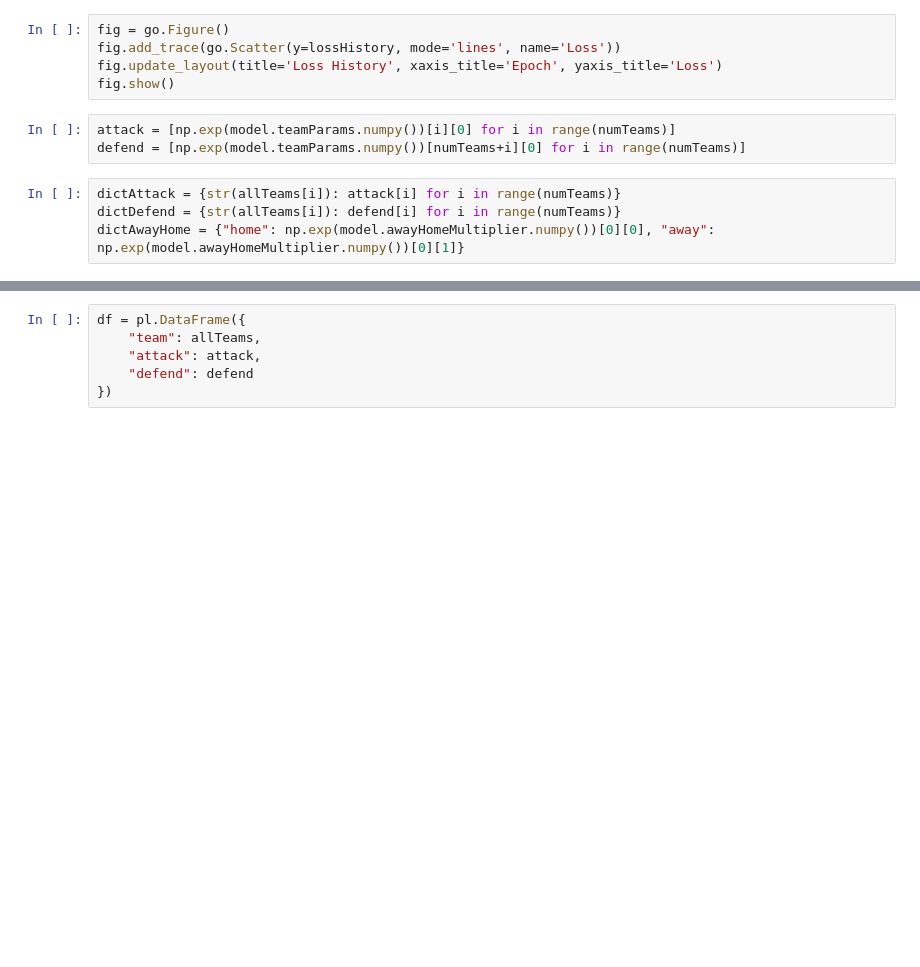
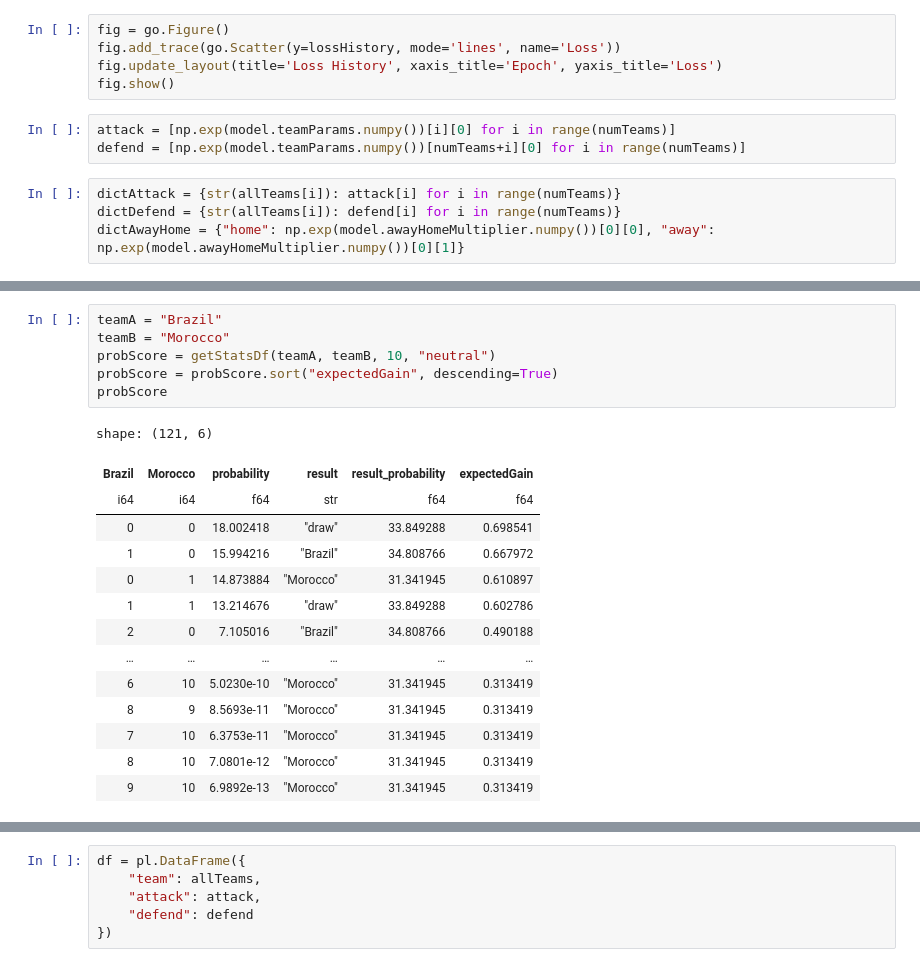
Before and after one commit to gregSalha/footballPrediction, a Jupyter notebook: notebook.ipynb, the cells around one changed output, grey strips where cells are left out. Saved outputs shown, nothing was run; the diff lists cells and outputs as text; blank space fills up the shorter version.

```diff
--- a/notebook.ipynb
+++ b/notebook.ipynb
@@ -190,0 +297,21 @@ probScore
+# %%
+teamA = "Brazil"
+teamB = "Morocco"
+probScore = getStatsDf(teamA, teamB, 10, "neutral")
+probScore = probScore.sort("expectedGain", descending=True)
+probScore
+# %% [output]
+shape: (121, 6)
+| Brazil | Morocco | probability | result | result_probability | expectedGain |
+| i64 | i64 | f64 | str | f64 | f64 |
+| 0 | 0 | 18.002418 | "draw" | 33.849288 | 0.698541 |
+| 1 | 0 | 15.994216 | "Brazil" | 34.808766 | 0.667972 |
+| 0 | 1 | 14.873884 | "Morocco" | 31.341945 | 0.610897 |
+| 1 | 1 | 13.214676 | "draw" | 33.849288 | 0.602786 |
+| 2 | 0 | 7.105016 | "Brazil" | 34.808766 | 0.490188 |
+| … | … | … | … | … | … |
+| 6 | 10 | 5.0230e-10 | "Morocco" | 31.341945 | 0.313419 |
+| 8 | 9 | 8.5693e-11 | "Morocco" | 31.341945 | 0.313419 |
+| 7 | 10 | 6.3753e-11 | "Morocco" | 31.341945 | 0.313419 |
+| 8 | 10 | 7.0801e-12 | "Morocco" | 31.341945 | 0.313419 |
+| 9 | 10 | 6.9892e-13 | "Morocco" | 31.341945 | 0.313419 |
```
Also changed, not shown: parts of 25 cells of this notebook, 6 other files.
